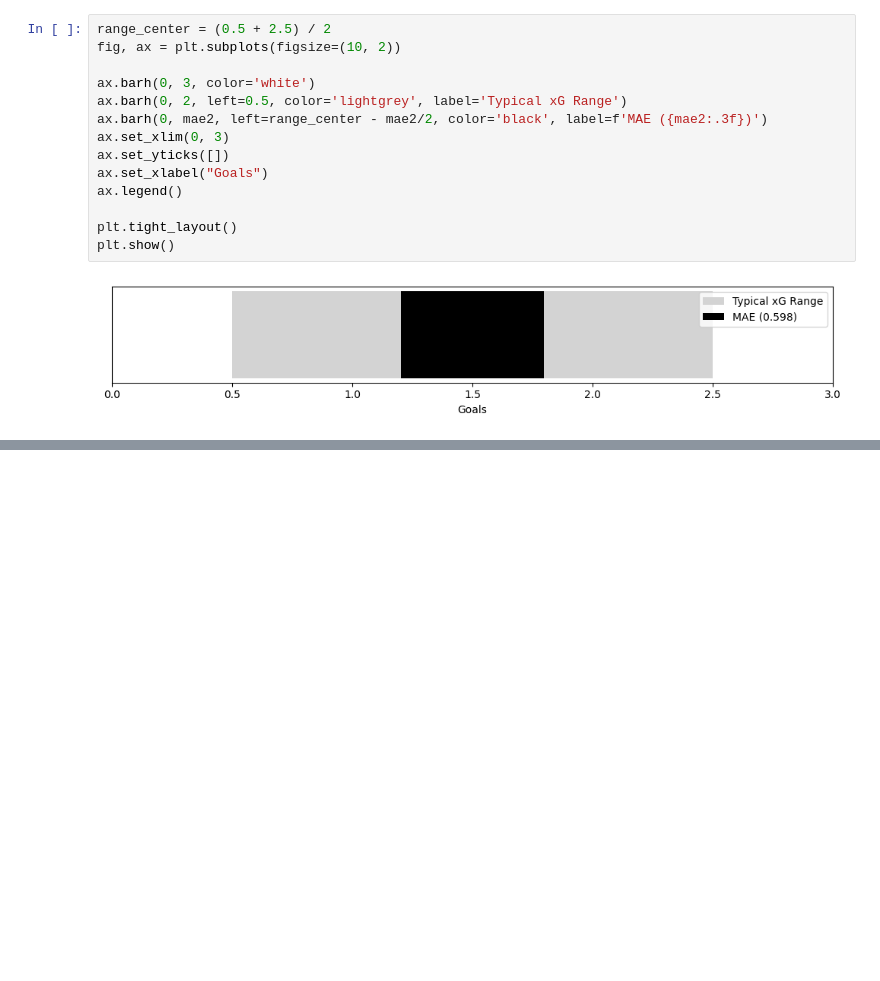
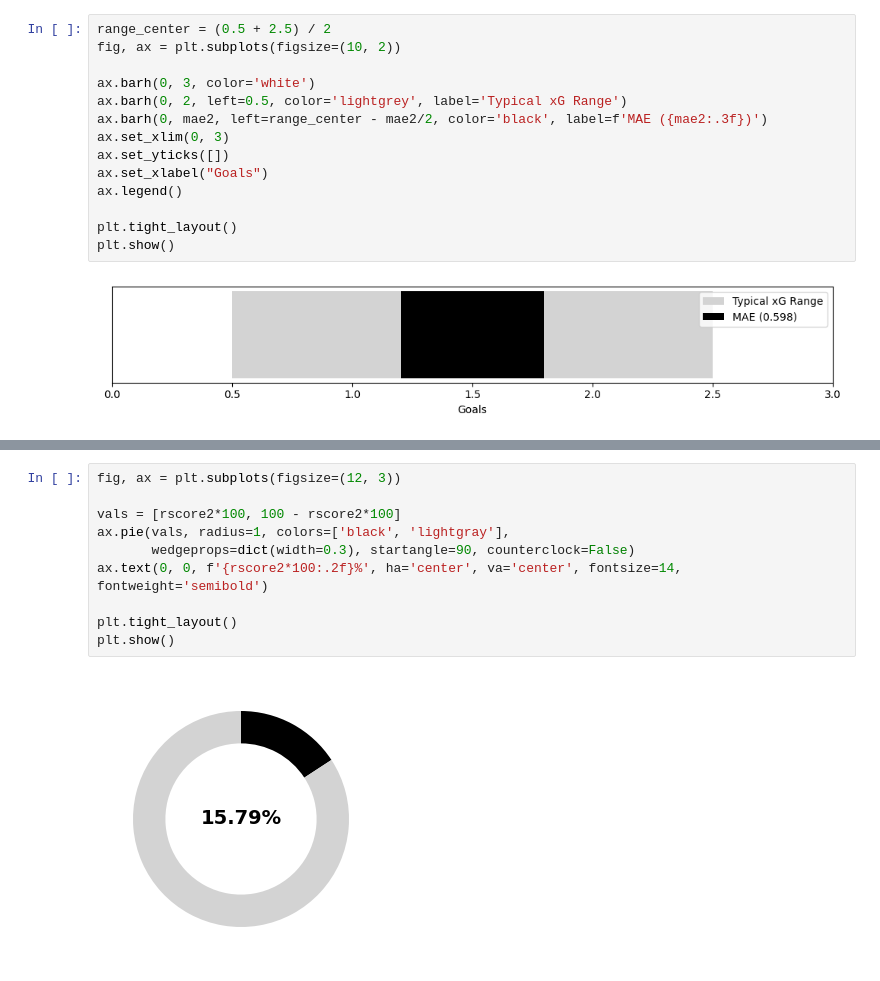
Before and after one commit to venomio5/soccer-prediction-analysis, a Jupyter notebook: src/xg_analysis.ipynb, the cells around one changed output, grey strips where cells are left out. Saved outputs shown, nothing was run; the diff lists cells and outputs as text; blank space fills up the shorter version.

```diff
--- a/src/xg_analysis.ipynb
+++ b/src/xg_analysis.ipynb
@@ -146,0 +112,12 @@ plt.show()
+# %%
+fig, ax = plt.subplots(figsize=(12, 3))
+
+vals = [rscore2*100, 100 - rscore2*100]
+ax.pie(vals, radius=1, colors=['black', 'lightgray'],
+       wedgeprops=dict(width=0.3), startangle=90, counterclock=False)
+ax.text(0, 0, f'{rscore2*100:.2f}%', ha='center', va='center', fontsize=14, fontweight='semibold')
+
+plt.tight_layout()
+plt.show()
+# %% [output]
+[figure, added]
```
Also changed, not shown: parts of 7 cells of this notebook, 8 other files.
